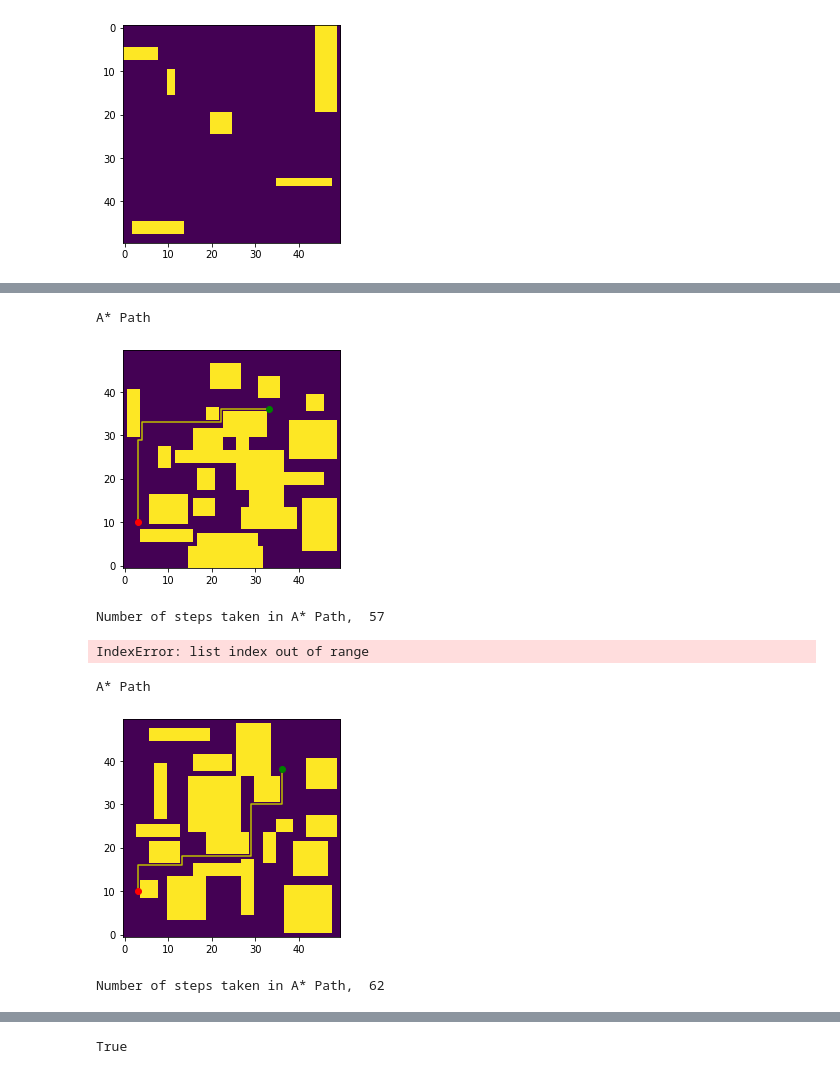
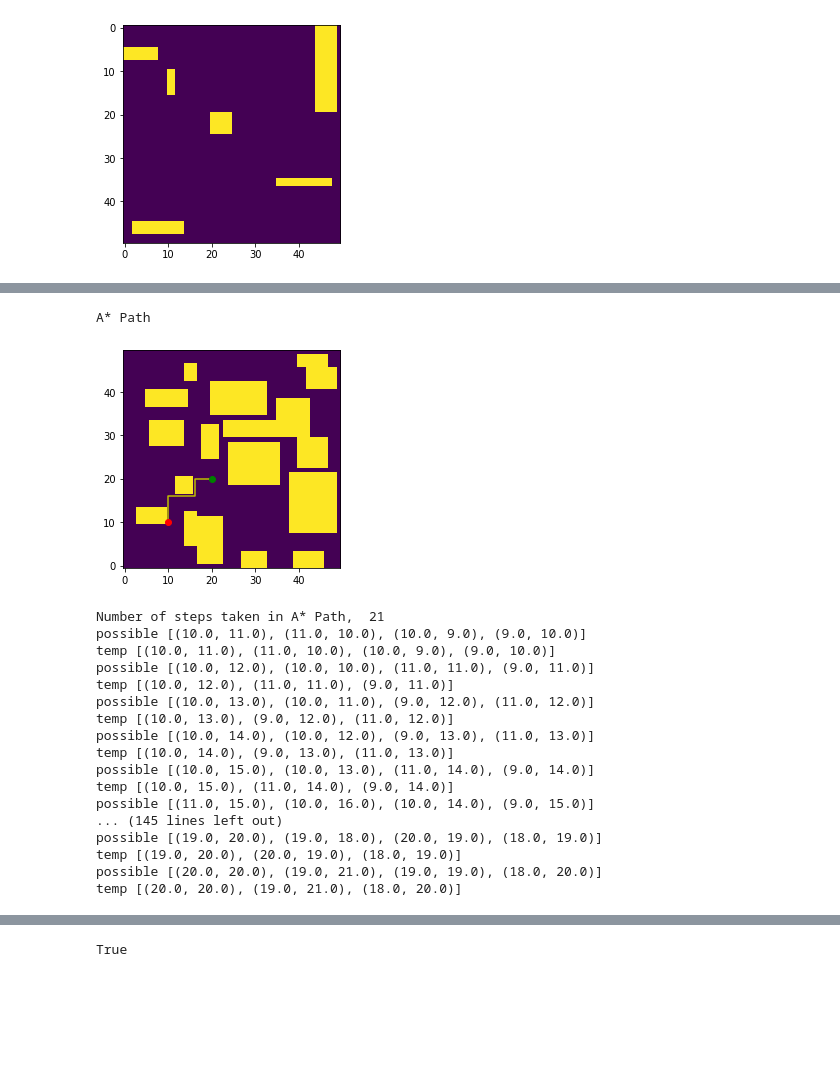
Before and after one commit to JosephGatto/2D-Motion-Planning-with-Machine-Learning, a Jupyter notebook: shapely+synthetic+sensor.ipynb, the cells around one changed output, grey strips where cells are left out. Saved outputs shown, nothing was run; the diff lists cells and outputs as text; code cells hidden in the pictures; blank space fills up the shorter version.

```diff
--- a/shapely+synthetic+sensor.ipynb
+++ b/shapely+synthetic+sensor.ipynb
@@ -378,3 +379,6 @@ df = create_classification_problem(df_.copy())
 df = df.sample(frac=1)
 # %%
 df.to_csv('500_run_multimap.csv')
+# %%
+df = pd.read_csv('500_run_multimap.csv')
+df = df.drop(['Unnamed: 0'], axis = 1)
@@ -449,15 +532,30 @@ def test_on_new_map(test_MAP, test_arr, start, goal, model):
         laser_scan.append(goal[1]-cur[1])
         # Create model input
         inpX = np.array(laser_scan)
+
+        # For CNN
+        inpX = np.expand_dims(inpX, axis=0)
+        inpX = np.expand_dims(inpX, axis=2)
+        inpX = np.expand_dims(inpX, axis=0)
+#         print(inpX.shape)
+#         sys.exit()
+
         # Get predicted direction
-        inds = clf.predict_proba(inpX.reshape(1,-1))[0]
+        inds = model.predict(inpX)[0]
+#         inds = model.predict(inpX.reshape(1,-1))[0] # [1.5024670e-12 1.7411815e-04 6.2493986e-01 3.7488610e-01]
+#         print(inds)
+
+#         print(clf.predict_proba(inpX.reshape(1,-1)))
+#         print(clf.predict_proba(inpX.reshape(1,-1)).shape) # (1, 4)
+
+#         inds = clf.predict_proba(inpX.reshape(1,-1))[0] # [0.04666667 0.34666667 0.32666667 0.28]
         best = list(np.argsort(inds))
-        best.reverse()
+        best.reverse() # [1, 2, 3, 0]
 
         possible_next_states = [(cur[0] + dirs[ind][0], cur[1] + dirs[ind][1]) for ind in best]
 #         for s in possible_next_states:
 #             print(s, type(s))
-#         print(possible_next_states)
+        print('possible', possible_next_states)
         temp_states = deepcopy(possible_next_states)
         for state in possible_next_states:
             if (-1 in state) or (50 in state) or (0 in state) or (state in pred_path):
@@ -466,6 +564,7 @@ def test_on_new_map(test_MAP, test_arr, start, goal, model):
 
 
         # Update state
+        print('temp', temp_states)
         cur = temp_states[0]
         assert cur not in pred_path
         pred_path.append(cur)
@@ -478,17 +577,25 @@ def test_on_new_map(test_MAP, test_arr, start, goal, model):
 # %%
 print("A* Path")
 #4,2 49,40
-pred_path = test_on_new_map(test_MAP, arr, (3,10), (33,36), clf)
+# pred_path = test_on_new_map(test_MAP, arr, (10,10), (30,10), clf)
+pred_path = test_on_new_map(test_MAP, arr, (10,10), (20,20), model)
 # %% [output]
 A* Path
-[figure, old version]
+[figure, new version]
-Number of steps taken in A* Path,  57
+Number of steps taken in A* Path,  21
+possible [(10.0, 11.0), (11.0, 10.0), (10.0, 9.0), (9.0, 10.0)]
+temp [(10.0, 11.0), (11.0, 10.0), (10.0, 9.0), (9.0, 10.0)]
+possible [(10.0, 12.0), (10.0, 10.0), (11.0, 11.0), (9.0, 11.0)]
+temp [(10.0, 12.0), (11.0, 11.0), (9.0, 11.0)]
+possible [(10.0, 13.0), (10.0, 11.0), (9.0, 12.0), (11.0, 12.0)]
+temp [(10.0, 13.0), (9.0, 12.0), (11.0, 12.0)]
+possible [(10.0, 14.0), (10.0, 12.0), (9.0, 13.0), (11.0, 13.0)]
+temp [(10.0, 14.0), (9.0, 13.0), (11.0, 13.0)]
+possible [(10.0, 15.0), (10.0, 13.0), (11.0, 14.0), (9.0, 14.0)]
+temp [(10.0, 15.0), (11.0, 14.0), (9.0, 14.0)]
+possible [(11.0, 15.0), (10.0, 16.0), (10.0, 14.0), (9.0, 15.0)]
+... (145 lines left out)
+possible [(19.0, 20.0), (19.0, 18.0), (20.0, 19.0), (18.0, 19.0)]
+temp [(19.0, 20.0), (20.0, 19.0), (18.0, 19.0)]
+possible [(20.0, 20.0), (19.0, 21.0), (19.0, 19.0), (18.0, 20.0)]
+temp [(20.0, 20.0), (19.0, 21.0), (18.0, 20.0)]
-IndexError: list index out of range
-# %%
-print("A* Path")
-#4,2 49,40
-pred_path = test_on_new_map(test_MAP, arr, (3,10), (36,38), clf)
-# %% [output]
-A* Path
-[figure, removed]
-Number of steps taken in A* Path,  62
```
Also changed, not shown: parts of 16 cells of this notebook.
